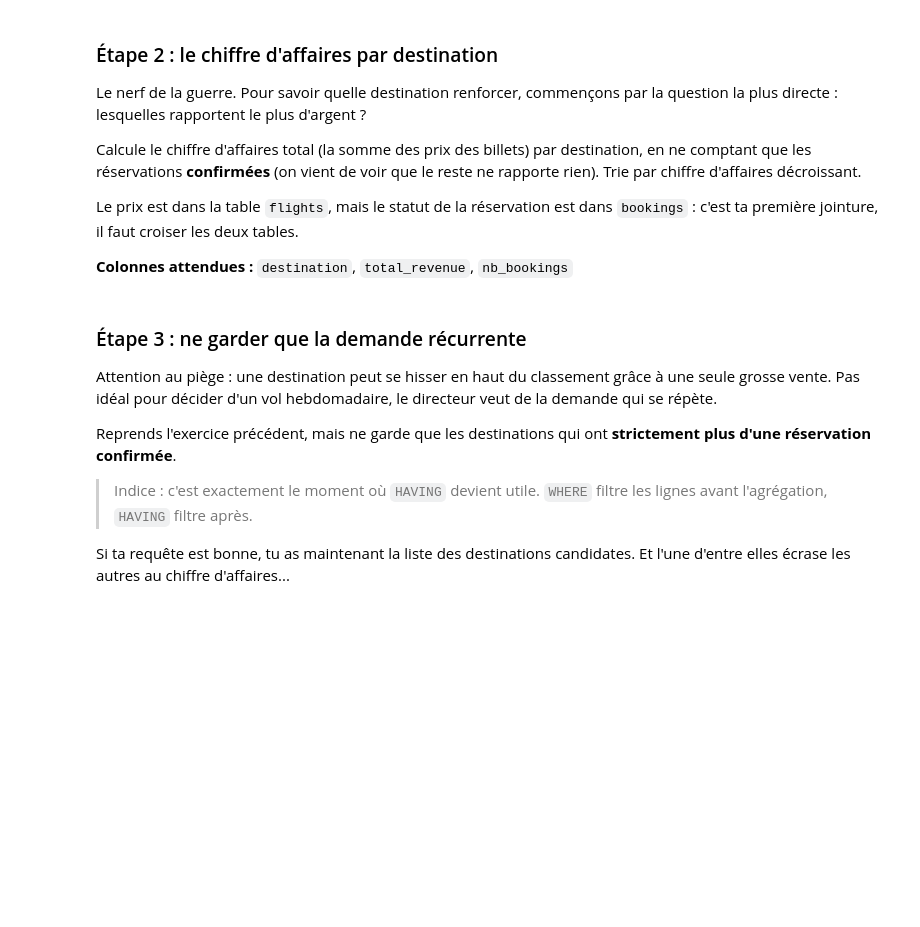
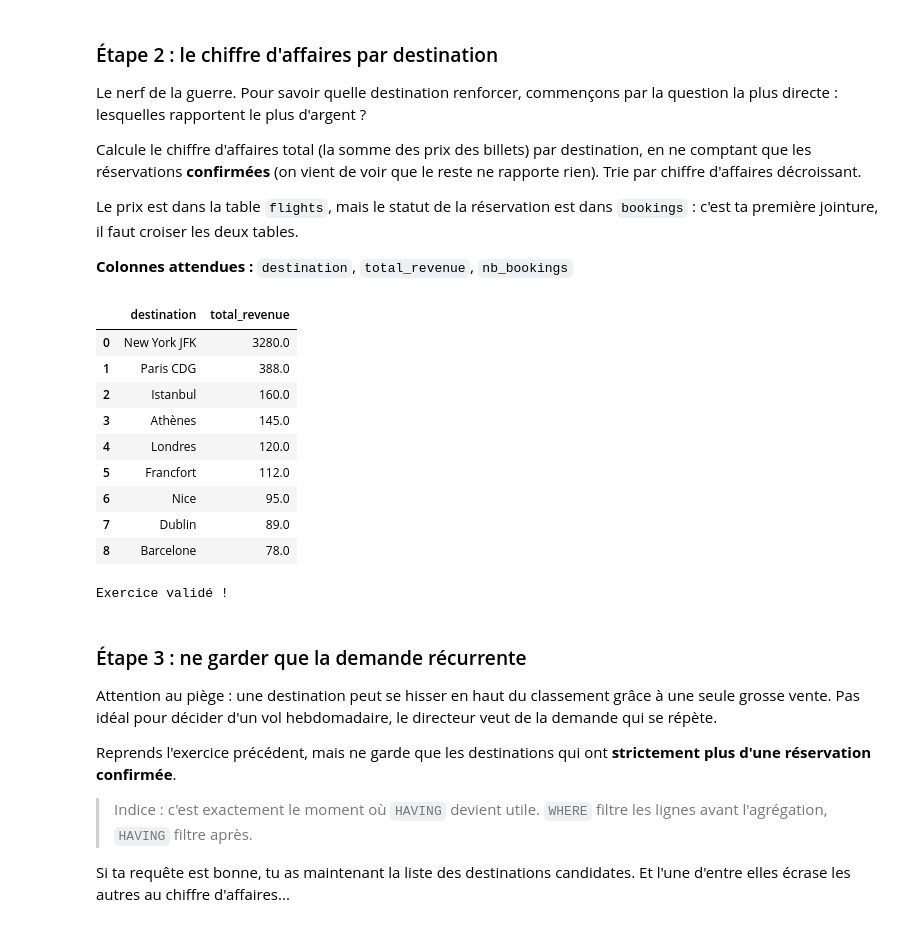
Before and after one commit to Martinien21/Cahier-Vacances-2026, a Jupyter notebook: Projet_01/projet_01.ipynb, the cells around one changed output. Drawn from its saved outputs; the diff is of its cells as text; code cells hidden in the pictures; blank space fills up the shorter version.

```diff
--- a/Projet_01/projet_01.ipynb
+++ b/Projet_01/projet_01.ipynb
@@ -412,18 +491,33 @@ Le prix est dans la table `flights`, mais le statut de la réservation est dans
 **Colonnes attendues :** `destination`, `total_revenue`, `nb_bookings`
 # %%
 result = query("""
--- ### START CODE HERE ###
-
--- ### END CODE HERE ###
+    SELECT f.destination, SUM(f.price_eur) as total_revenue
+    from bookings b
+    JOIN flights f ON f.id = b.flight_id
+    WHERE b.status = 'confirmed'
+    GROUP BY f.destination
+    ORDER BY total_revenue DESC
 """)
 display(result)
 
 assert 'destination' in result.columns
 assert 'total_revenue' in result.columns
 assert result['total_revenue'].is_monotonic_decreasing, "Trie par CA décroissant"
 top_dest = result.iloc[0]['destination']
 assert top_dest == 'New York JFK', f"La destination avec le plus de CA devrait être New York JFK, pas {top_dest}"
 print("Exercice validé !")
+# %% [output]
+|  | destination | total_revenue |
+| 0 | New York JFK | 3280.0 |
+| 1 | Paris CDG | 388.0 |
+| 2 | Istanbul | 160.0 |
+| 3 | Athènes | 145.0 |
+| 4 | Londres | 120.0 |
+| 5 | Francfort | 112.0 |
+| 6 | Nice | 95.0 |
+| 7 | Dublin | 89.0 |
+| 8 | Barcelone | 78.0 |
+Exercice validé !
 # %% [markdown]
 ### Étape 3 : ne garder que la demande récurrente
 
```
Also changed, not shown: parts of 17 cells of this notebook.
